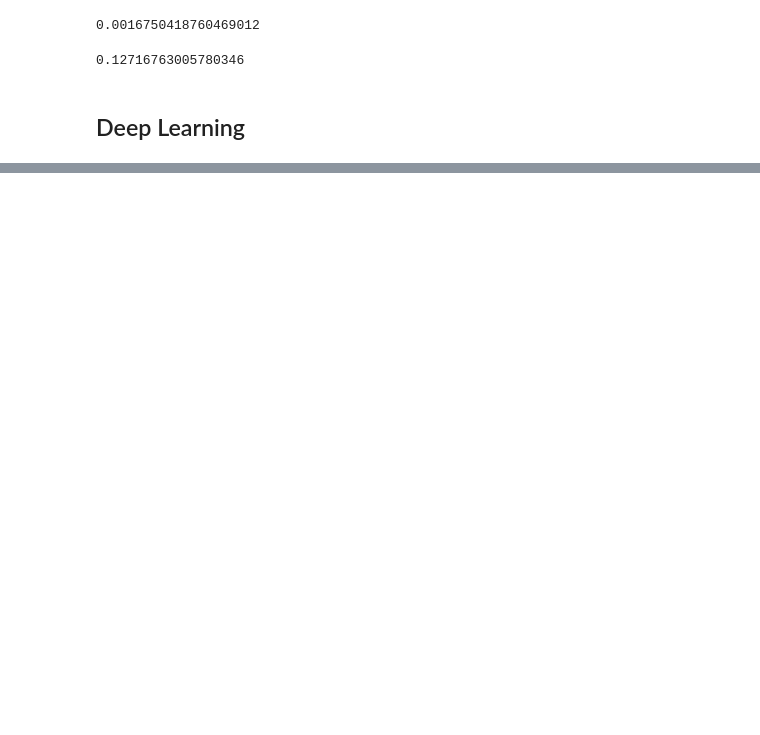
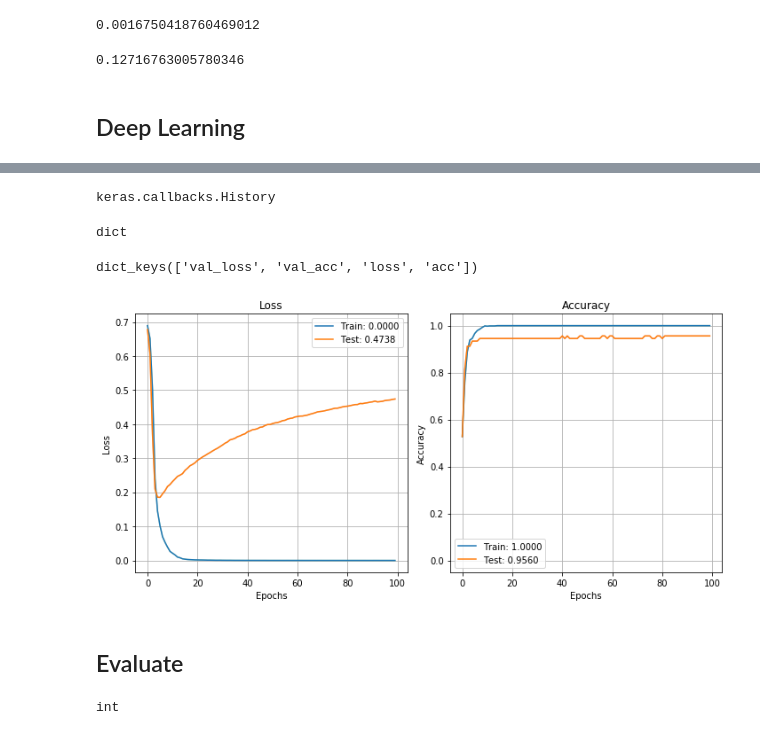
Before and after one commit to JDMusc/mesh-project, a Jupyter notebook: cr_analysis.ipynb, the cells around one changed output, grey strips where cells are left out. Drawn from its saved outputs; the diff is of its cells as text; code cells hidden in the pictures; blank space fills up the shorter version.

```diff
--- a/cr_analysis.ipynb
+++ b/cr_analysis.ipynb
@@ -334,0 +481,3 @@ X_train_pad.shape
+# %%
+model = buildCnn(EMBEDDING_DIM = 200, num_filters = 100, maxlen = 562, vocab_size = vocab_size)
+print(model)
@@ -334,0 +488,22 @@ X_train_pad.shape
+# %%
+lr = .0004
+epochs = 100#int(.015/lr)
+batch_size = 32
+
+keras.backend.set_value(model.optimizer.lr, lr)
+
+early_stopping = keras.callbacks.EarlyStopping(monitor = 'val_loss',
+                                               patience = 5)
+
+import time
+start_time = time.time()
+
+history = model.fit(
+    X_train_pad, y_train,
+    batch_size = batch_size,
+    epochs = epochs,
+    #callbacks = [early_stopping],
+    validation_split = 0.1
+  )
+
+print("Training time: %s" % (time.time() - start_time))
@@ -334,0 +528,12 @@ X_train_pad.shape
+# %%
+type(history)
+# %% [output]
+keras.callbacks.History
+# %%
+type(history.history)
+# %% [output]
+dict
+# %%
+history.history.keys()
+# %% [output]
+dict_keys(['val_loss', 'val_acc', 'loss', 'acc'])
@@ -334,0 +542,10 @@ X_train_pad.shape
+# %%
+plot_history(history.history)
+# %% [output]
+[figure, added]
+# %% [markdown]
+## Evaluate
+# %%
+type(batch_size)
+# %% [output]
+int
```
Also changed, not shown: parts of 57 cells of this notebook, 2 other files.
